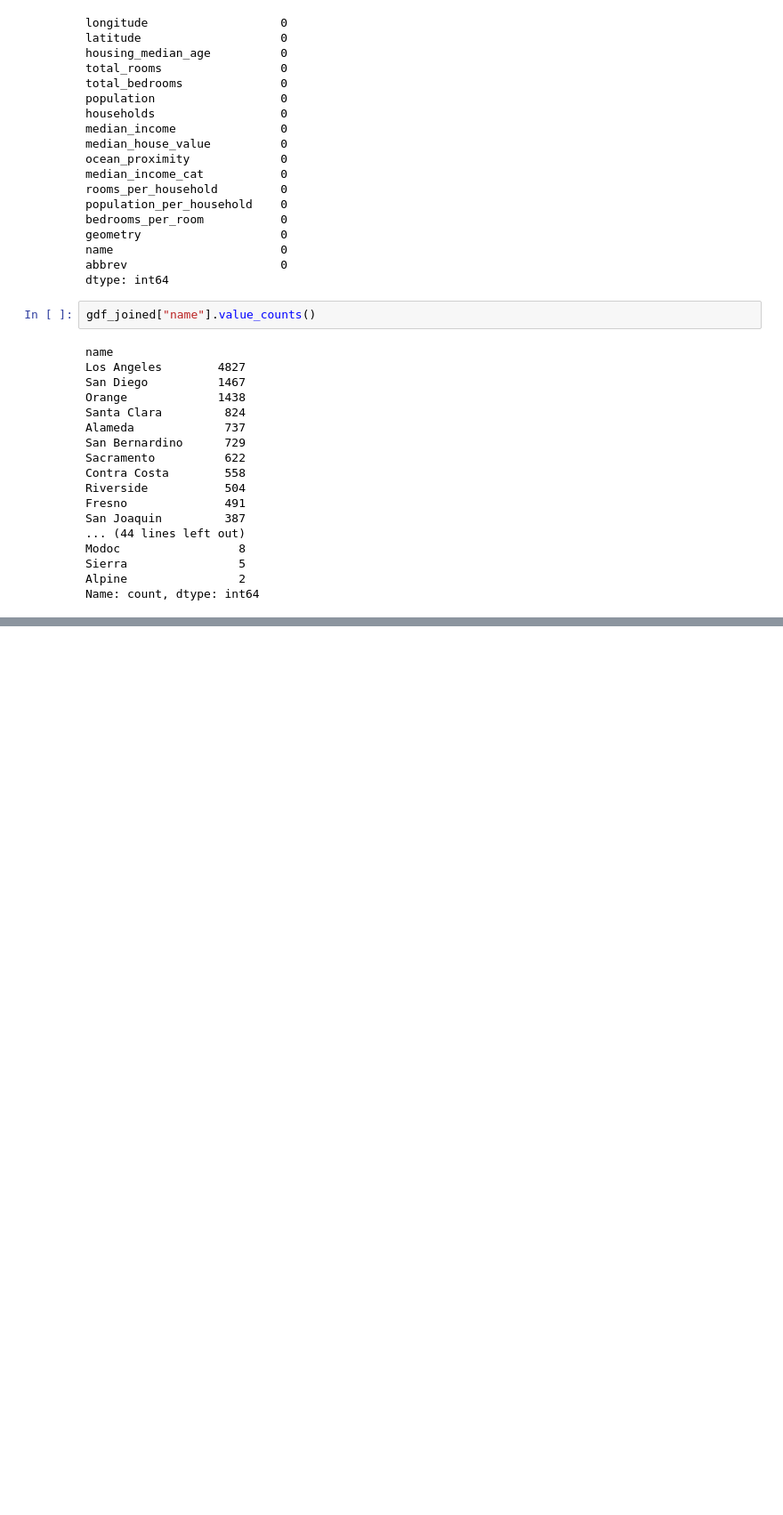
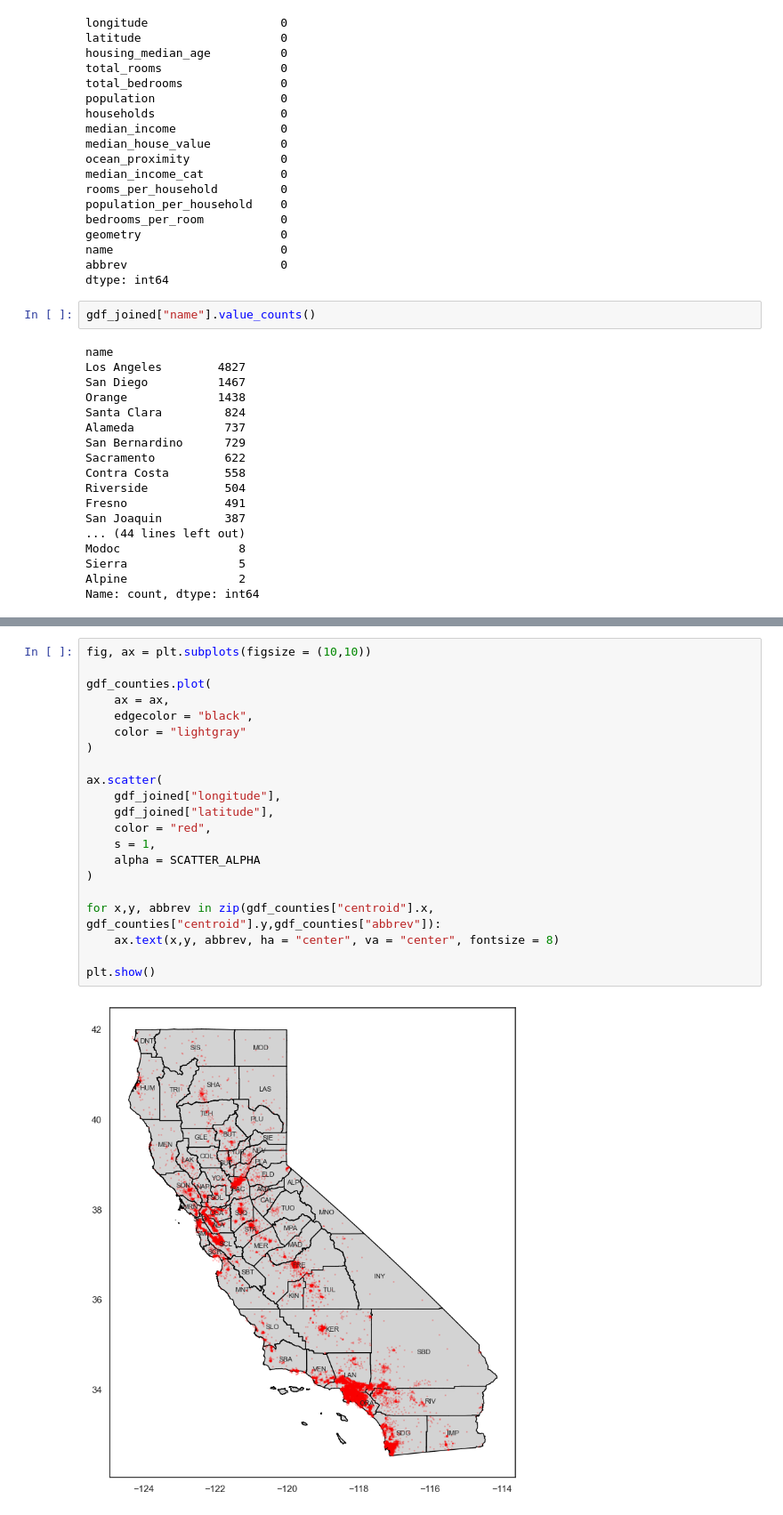
Before and after one commit to VieiraJulio/Projeto-Regressao---Em-dev, a Jupyter notebook: notebooks/03-jv-geo_parte_00.ipynb, the cells around one changed output, grey strips where cells are left out. Shown at 89% size. Cells and saved outputs as stored; diff of their text form; blank space fills up the shorter version.

```diff
--- a/notebooks/03-jv-geo_parte_00.ipynb
+++ b/notebooks/03-jv-geo_parte_00.ipynb
@@ -448,0 +485,23 @@ Name: count, dtype: int64
+# %%
+fig, ax = plt.subplots(figsize = (10,10))
+
+gdf_counties.plot(
+    ax = ax,
+    edgecolor = "black",
+    color = "lightgray"
+)
+
+ax.scatter(
+    gdf_joined["longitude"],
+    gdf_joined["latitude"],
+    color = "red",
+    s = 1,
+    alpha = SCATTER_ALPHA
+)
+
+for x,y, abbrev in zip(gdf_counties["centroid"].x, gdf_counties["centroid"].y,gdf_counties["abbrev"]):
+    ax.text(x,y, abbrev, ha = "center", va = "center", fontsize = 8)
+
+plt.show()
+# %% [output]
+[figure, added]
```
Also changed, not shown: parts of 3 cells of this notebook.
